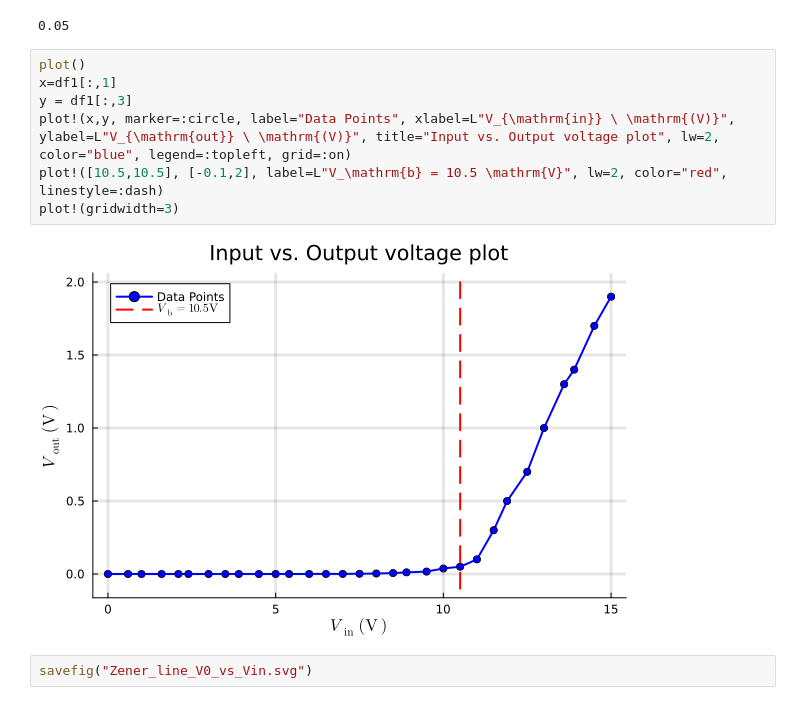
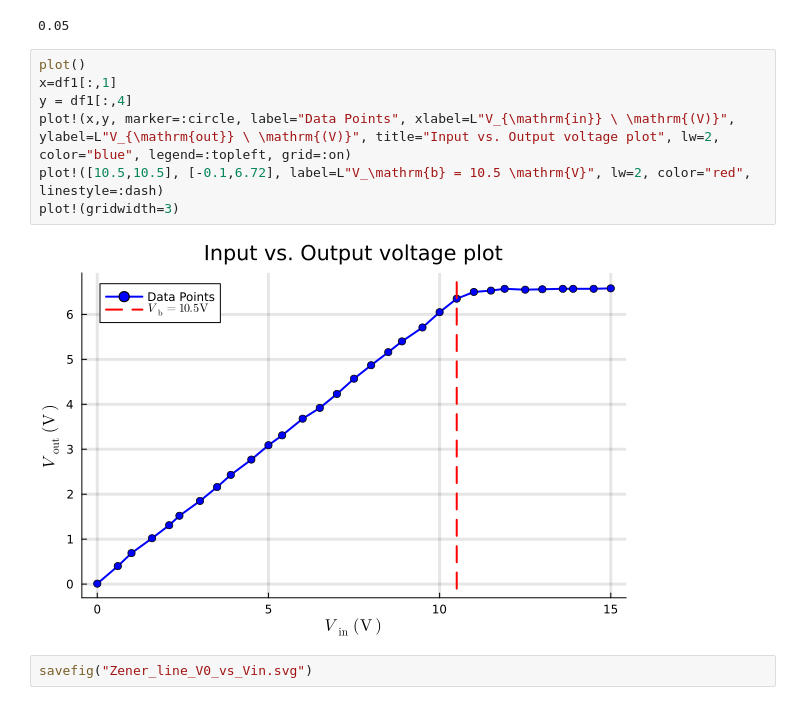
Before and after one commit to LoneWolf1304/PH3204, a Jupyter notebook: Expt_1/Report/Plots.ipynb, the cells around one changed output. Cells and saved outputs as stored; diff of their text form.

Commit message:
fixed plot

```diff
--- a/Expt_1/Report/Plots.ipynb
+++ b/Expt_1/Report/Plots.ipynb
@@ -69,12 +69,12 @@ df1[!,3][22]=0.05
 # %%
 plot()
 x=df1[:,1]
-y = df1[:,3]
+y = df1[:,4]
 plot!(x,y, marker=:circle, label="Data Points", xlabel=L"V_{\mathrm{in}} \ \mathrm{(V)}", ylabel=L"V_{\mathrm{out}} \ \mathrm{(V)}", title="Input vs. Output voltage plot", lw=2, color="blue", legend=:topleft, grid=:on)
-plot!([10.5,10.5], [-0.1,2], label=L"V_\mathrm{b} = 10.5 \mathrm{V}", lw=2, color="red", linestyle=:dash)
+plot!([10.5,10.5], [-0.1,6.72], label=L"V_\mathrm{b} = 10.5 \mathrm{V}", lw=2, color="red", linestyle=:dash)
 plot!(gridwidth=3)
 # %% [output]
-[figure, old version]
+[figure, new version]
 # %%
 savefig("Zener_line_V0_vs_Vin.svg")
 # %% [output]
```
Also changed, not shown: 10 other files.
